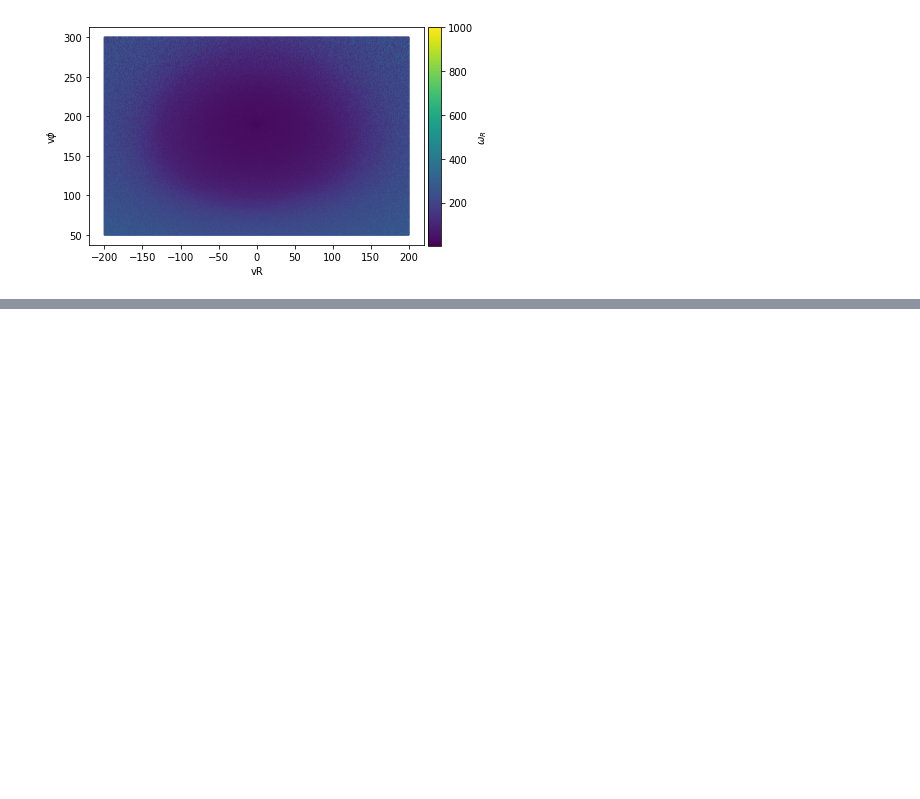
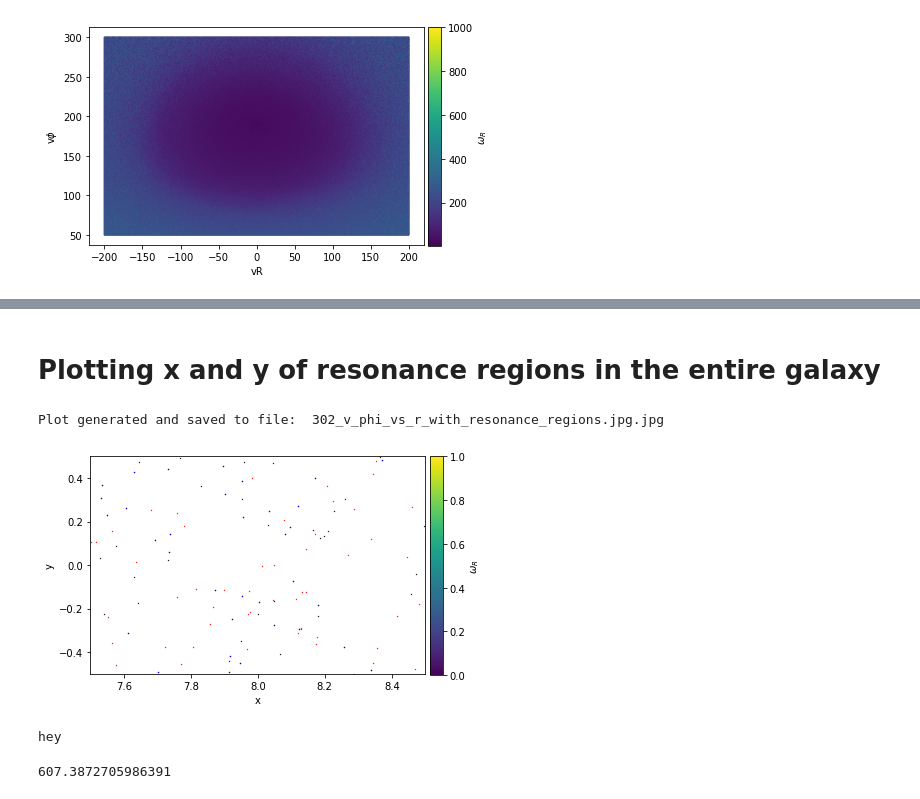
Before and after one commit to binodbhttr/resonance_sweeping, a Jupyter notebook: 302_frequency_analysis.ipynb, the cells around one changed output, grey strips where cells are left out. Cells and saved outputs as stored; diff of their text form; code cells hidden in the pictures; blank space fills up the shorter version.

Commit message:
identified particles that are in resonance with the bar in Solar Neighboorhood as well as in the entire galaxy

```diff
--- a/302_frequency_analysis.ipynb
+++ b/302_frequency_analysis.ipynb
@@ -160,0 +256,6 @@ print(a)
+# %%
+keep_cr_sn=(x_resonance_cr<8.5)*(x_resonance_cr>7.5)*(y_resonance_cr<0.5)*(y_resonance_cr>-0.5)*(z_resonance_cr<0.5)*(z_resonance_cr>-0.5)
+keep_olr_sn=(x_resonance_olr<8.5)*(x_resonance_olr>7.5)*(y_resonance_olr<0.5)*(y_resonance_olr>-0.5)*(z_resonance_olr<0.5)*(z_resonance_olr>-0.5)
+
+#keep_cr_sn=(x_resonance_cr<8.5)*(x_resonance_cr>7.5)
+#keep_olr_sn=(x_resonance_olr<8.5)*(x_resonance_olr>7.5)
@@ -160,0 +264,11 @@ print(a)
+# %%
+x_resonance_cr_sr=x_resonance_cr[keep_cr_sn]
+y_resonance_cr_sr=(y_resonance_cr[keep_cr_sn])
+z_resonance_cr_sr=(z_resonance_cr[keep_cr_sn])
+vr_resonance_cr_sr=(vr_resonance_cr[keep_cr_sn])
+vphi_resonance_cr_sr=(vphi_resonance_cr[keep_cr_sn])
+vzz_resonance_cr_sr=(vzz_resonance_cr[keep_cr_sn])
+
+r_resonance_cr_sr=r_resonance_cr[keep_cr_sn]
+
+phi_resonance_cr_sr=phi_resonance_cr[keep_cr_sn]
@@ -160,0 +310,32 @@ print(a)
+# %% [markdown]
+# Plotting x and y of resonance regions in the entire galaxy
+# %%
+fig4=plt.figure()
+ax=fig4.add_subplot(111)
+#ax.text(8,300,r"Snapshot %s, Slice: -5<$\phi$<5"%(str(snapshot)))
+#cb1=ax.hexbin(x_select,y_select,extent=((-35,35,-35,35)),gridsize=500,mincnt=1,C=Ordisk,vmin=1,vmax=40)
+#cb1=ax.hexbin(x_select,y_select,extent=((-35,35,-35,35)),gridsize=500,mincnt=1,bins='log')
+cb1=ax.scatter(x_resonance_cr,y_resonance_cr,c="black",marker=".",s=0.1)
+ax.scatter(x_resonance_olr,y_resonance_olr,c="red",marker=".",s=0.1)
+ax.scatter(x_resonance_cr_sr,y_resonance_cr_sr,c="blue",marker=".",s=0.1)
+ax.set_xlabel("x")
+ax.set_ylabel("y")
+ax.set_xlim(7.5,8.5)
+ax.set_ylim(-0.5,0.5)
+cbar_ax = fig4.add_axes([0.91, 0.12, 0.03, 0.76]) # position of the colorbar (left, bottom, width, height)
+fig4.colorbar(cb1, cax=cbar_ax)
+cbar_ax.set_ylabel(r'$\omega$$_{R}$')
+cbar_ax.yaxis.label.set_size(10)
+plotname=str(snapshot)+"_v_phi_vs_r_with_resonance_regions.jpg.jpg"
+fig4.savefig(plotpath+plotname,bbox_inches="tight")
+print("Plot generated and saved to file: ",plotname)
+plt.show()
+print("hey")
+# %% [output]
+Plot generated and saved to file:  302_v_phi_vs_r_with_resonance_regions.jpg.jpg
+[figure, added]
+hey
+# %%
+print(np.max(vr))
+# %% [output]
+607.3872705986391
```
Also changed, not shown: parts of 27 cells of this notebook.
